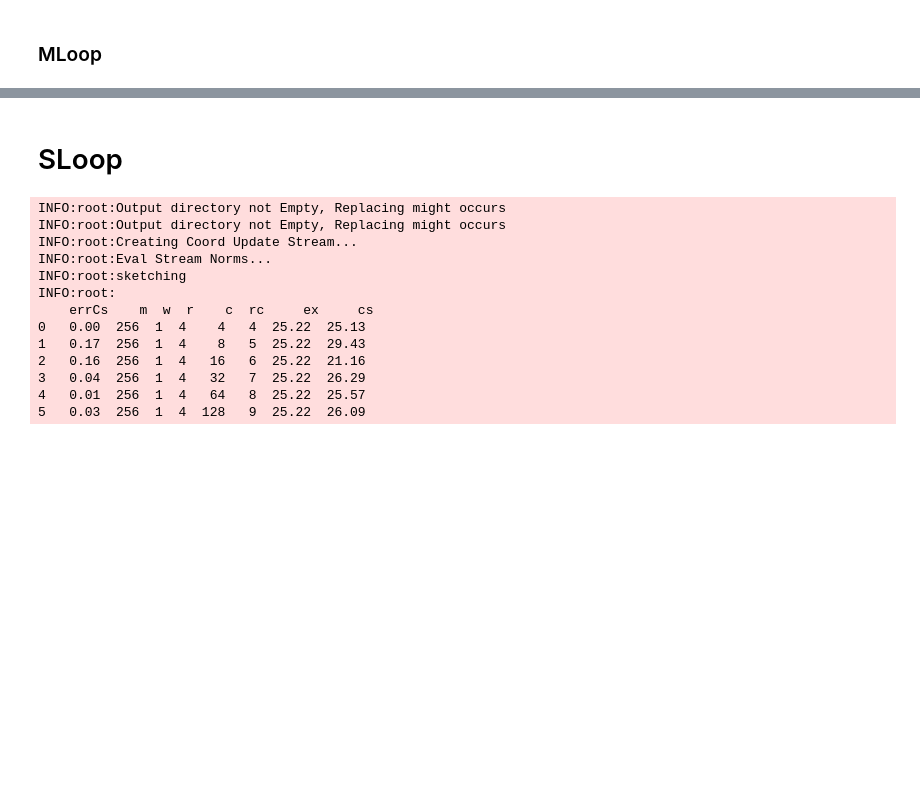
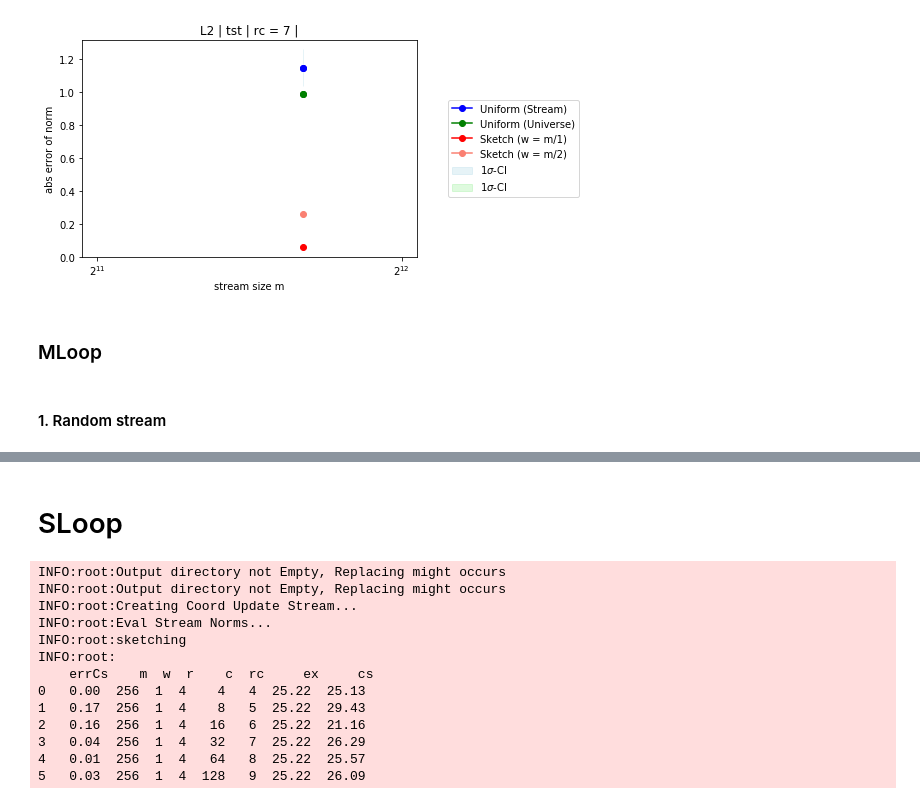
Before and after one commit to ViskaWei/SWindow, a Jupyter notebook: nb/eval_symNormPipeline.ipynb, the cells around one changed output, grey strips where cells are left out. Drawn from its saved outputs; the diff is of its cells as text; code cells hidden in the pictures; blank space fills up the shorter version.

```diff
--- a/nb/eval_symNormPipeline.ipynb
+++ b/nb/eval_symNormPipeline.ipynb
@@ -29,0 +23,7 @@ for i in range(n):
+# %%
+sys.argv = ["main", "--config", "/home/swei20/SymNormSlidingWindows/configs/mLConfigs.json", "--debug", "--test"]
+# sys.argv = ["main", "--config", "/home/swei20/SymNormSlidingWindows/configs/mLConfigs.json", "--debug"]
+
+tp=SymNormPipeline()
+tp.prepare()
+tp.run()
@@ -30,5 +47,11 @@ for i in range(n):
+# %%
+plot_mL(tp)
+# %% [output]
+[figure, added]
 # %% [markdown]
 ### MLoop
+# %% [markdown]
+#### 1. Random stream
 # %%
 # sys.argv = ["main", "--config", "/home/swei20/SymNormSlidingWindows/configs/mLConfigs.json", "--debug", "--test"]
 sys.argv = ["main", "--config", "/home/swei20/SymNormSlidingWindows/configs/mLConfigs.json", "--debug"]
```
Also changed, not shown: parts of 10 cells of this notebook, 7 other files.
